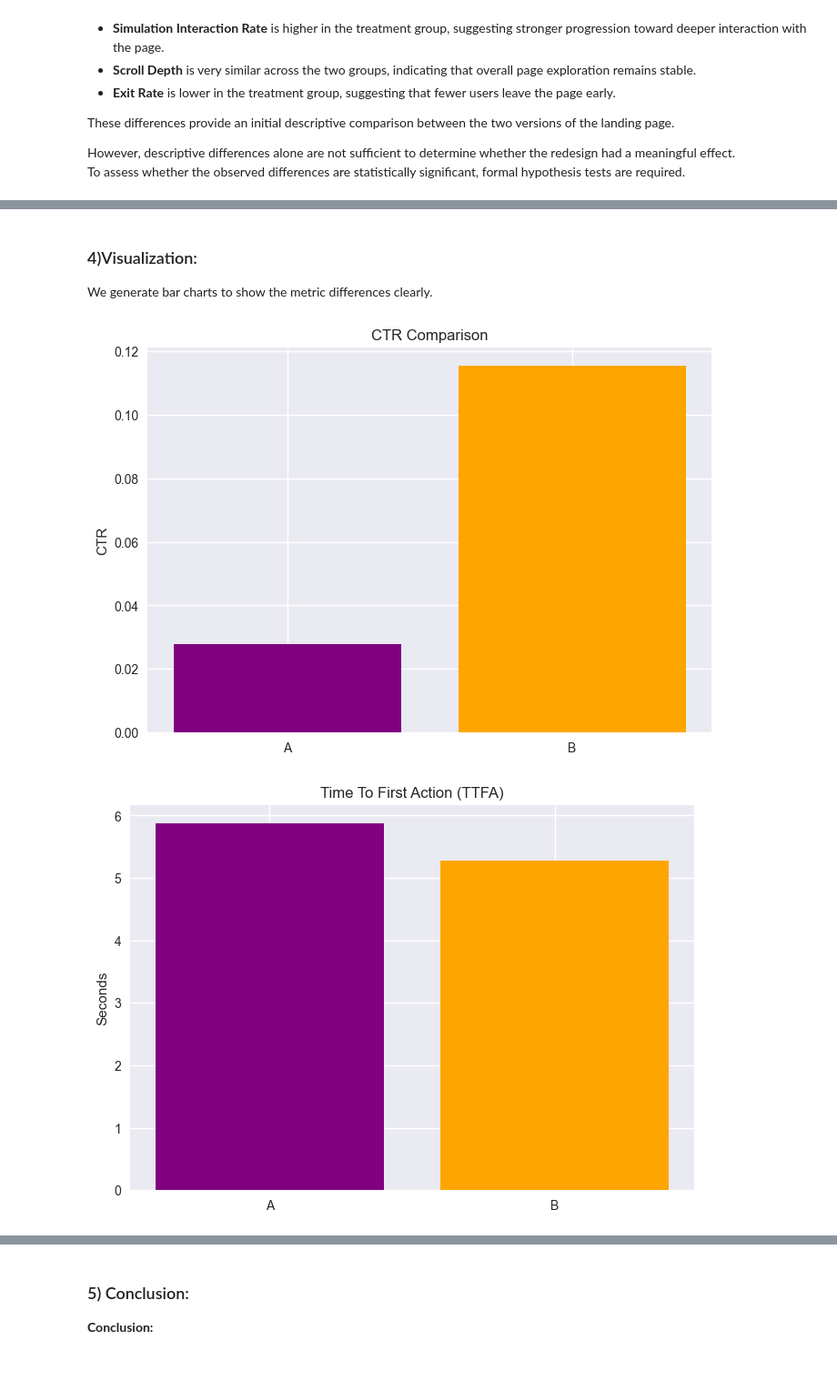
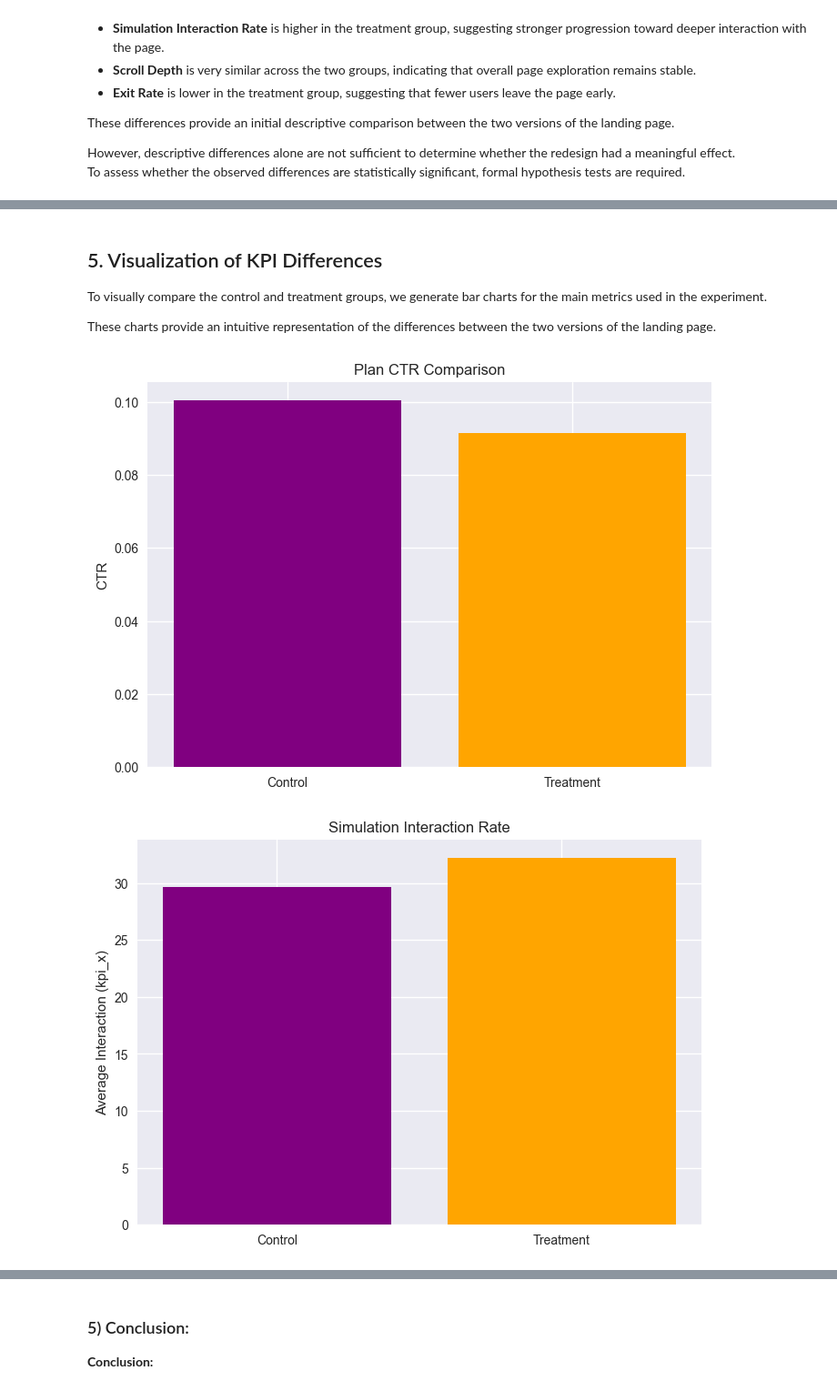
Before and after one commit to Luciamusizzano/DEGO-project_team50, a Jupyter notebook: analysis.ipynb, the cells around one changed output, grey strips where cells are left out. Shown at 91% size. Saved outputs shown, nothing was run; the diff lists cells and outputs as text; code cells hidden in the pictures; blank space fills up the shorter version.

```diff
--- a/analysis.ipynb
+++ b/analysis.ipynb
@@ -327,30 +386,60 @@ Observed power: 0.9999983002293258
 # %% [markdown]
-### 4)Visualization:
-We generate bar charts to show the metric differences clearly.
+## 5. Visualization of KPI Differences
+
+To visually compare the control and treatment groups, we generate bar charts for the main metrics used in the experiment.
+
+These charts provide an intuitive representation of the differences between the two versions of the landing page.
 # %%
-# 18. CTR Comparison Chart
+# 19. Plan CTR comparison chart
 
-plt.bar(['A','B'], [metrics['CTR_A'], metrics['CTR_B']], color=['purple','orange'])
-plt.title('CTR Comparison')
-plt.ylabel('CTR')
+plt.bar(
+    ["Control", "Treatment"],
+    [metrics["PlanCTR_control"], metrics["PlanCTR_treatment"]],
+    color=["purple", "orange"]
+)
+
+plt.title("Plan CTR Comparison")
+plt.ylabel("CTR")
 plt.show()
 
-# 19. TTFA Chart
-plt.bar(['A','B'], [metrics['TTFA_A'], metrics['TTFA_B']], color=['purple','orange'])
-plt.title('Time To First Action (TTFA)')
-plt.ylabel('Seconds')
+
+# 20. Simulation Interaction Rate comparison
+
+plt.bar(
+    ["Control", "Treatment"],
+    [metrics["SimulationRate_control"], metrics["SimulationRate_treatment"]],
+    color=["purple", "orange"]
+)
+
+plt.title("Simulation Interaction Rate")
+plt.ylabel("Average Interaction (kpi_x)")
 plt.show()
 
-# 20. Interactions Chart
-plt.bar(['A','B'], [metrics['INTERACT_A'], metrics['INTERACT_B']], color=['purple','orange'])
-plt.title('Interactions Comparison')
-plt.ylabel('Number of Interactions')
+
+# 21. Scroll Depth comparison
+
+plt.bar(
+    ["Control", "Treatment"],
+    [metrics["ScrollDepth_control"], metrics["ScrollDepth_treatment"]],
+    color=["purple", "orange"]
+)
+
+plt.title("Scroll Depth Comparison")
+plt.ylabel("Average Scroll Depth (%)")
 plt.show()
-# 21.Bounce Rate Chart
-plt.bar(['A','B'], [metrics['BR_A'], metrics['BR_B']], color=['purple','orange'])
-plt.title('Bounce Rate Comparison')
-plt.ylabel('Bounce Rate')
+
+
+# 22. Exit Rate comparison
+
+plt.bar(
+    ["Control", "Treatment"],
+    [metrics["ExitRate_control"], metrics["ExitRate_treatment"]],
+    color=["purple", "orange"]
+)
+
+plt.title("Exit Rate Comparison")
+plt.ylabel("Exit Rate")
 plt.show()
 # %% [output]
-[figure, old version]
+[figure, new version]
-[figure, old version]
+[figure, new version]
```
Also changed, not shown: parts of 12 cells of this notebook.
